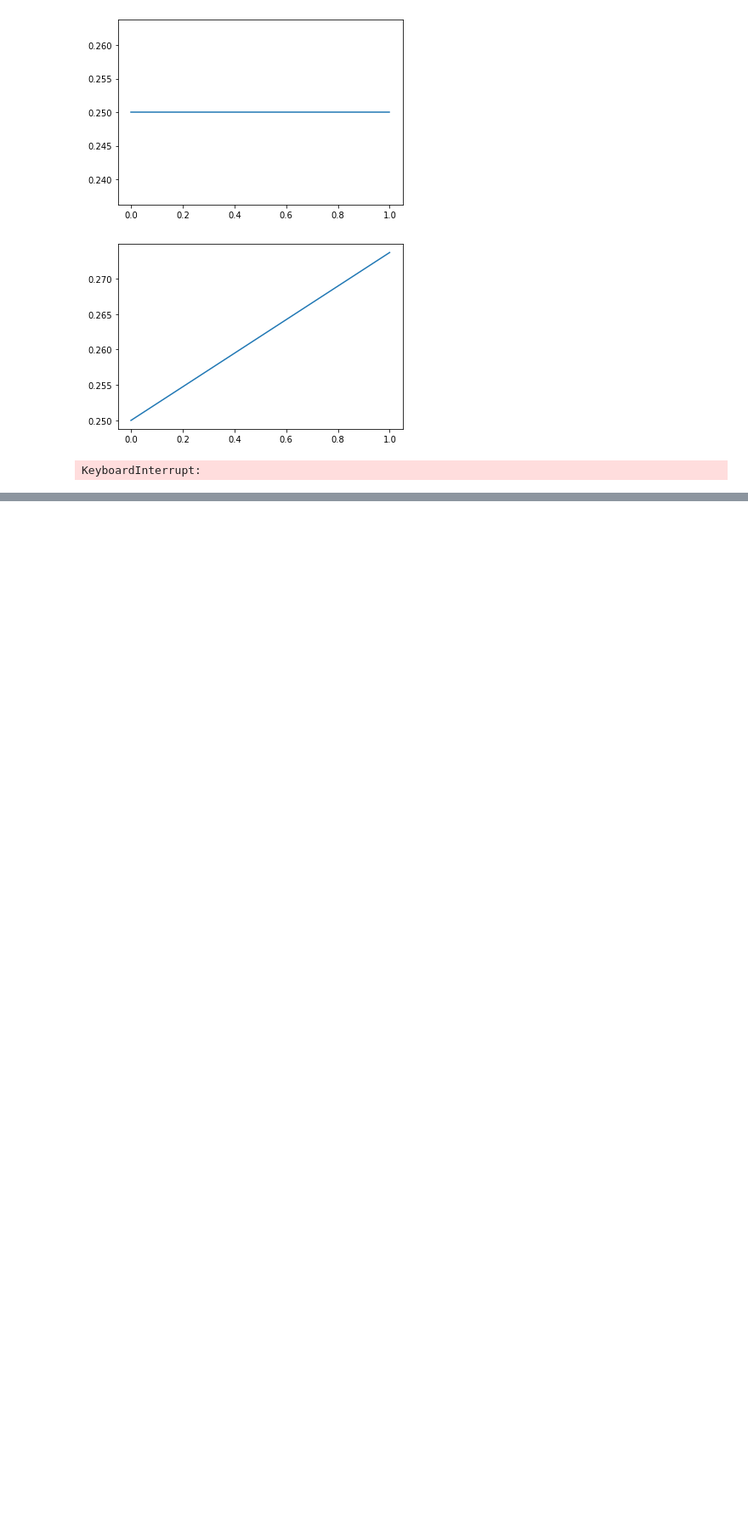
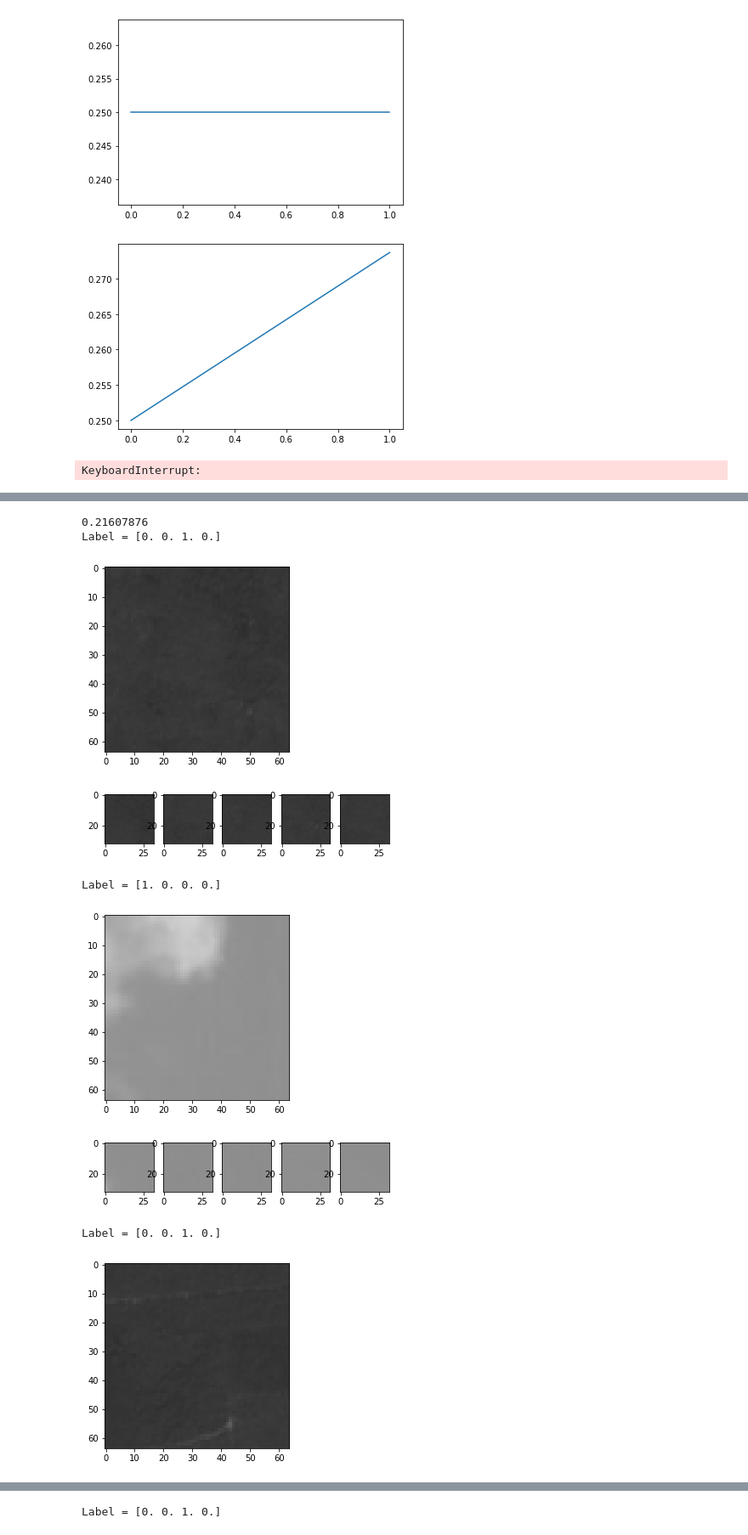
Before and after one commit to AndrewJGaut/Multimodal-Deep-Active-Learning-Framework, a Jupyter notebook: models/multimodal_late_fusion.ipynb, the cells around one changed output, grey strips where cells are left out. Shown at 85% size. Cells and saved outputs as stored; diff of their text form; code cells hidden in the pictures; blank space fills up the shorter version.

```diff
--- a/models/multimodal_late_fusion.ipynb
+++ b/models/multimodal_late_fusion.ipynb
@@ -811,0 +898,12 @@ tester.test_model(MultiModalLateFusionModelInterface("MIN_MAX"))
+# %%
+display_samples(x_main_gray,x_secondary_gray)
+# %% [output]
+0.21607876
+Label = [0. 0. 1. 0.]
+[figure, added]
+[figure, added]
+Label = [1. 0. 0. 0.]
+[figure, added]
+[figure, added]
+Label = [0. 0. 1. 0.]
+[figure, added]
@@ -811,0 +911 @@ tester.test_model(MultiModalLateFusionModelInterface("MIN_MAX"))
+Label = [0. 0. 1. 0.]
```
Also changed, not shown: parts of 8 cells of this notebook, 1 other file.
